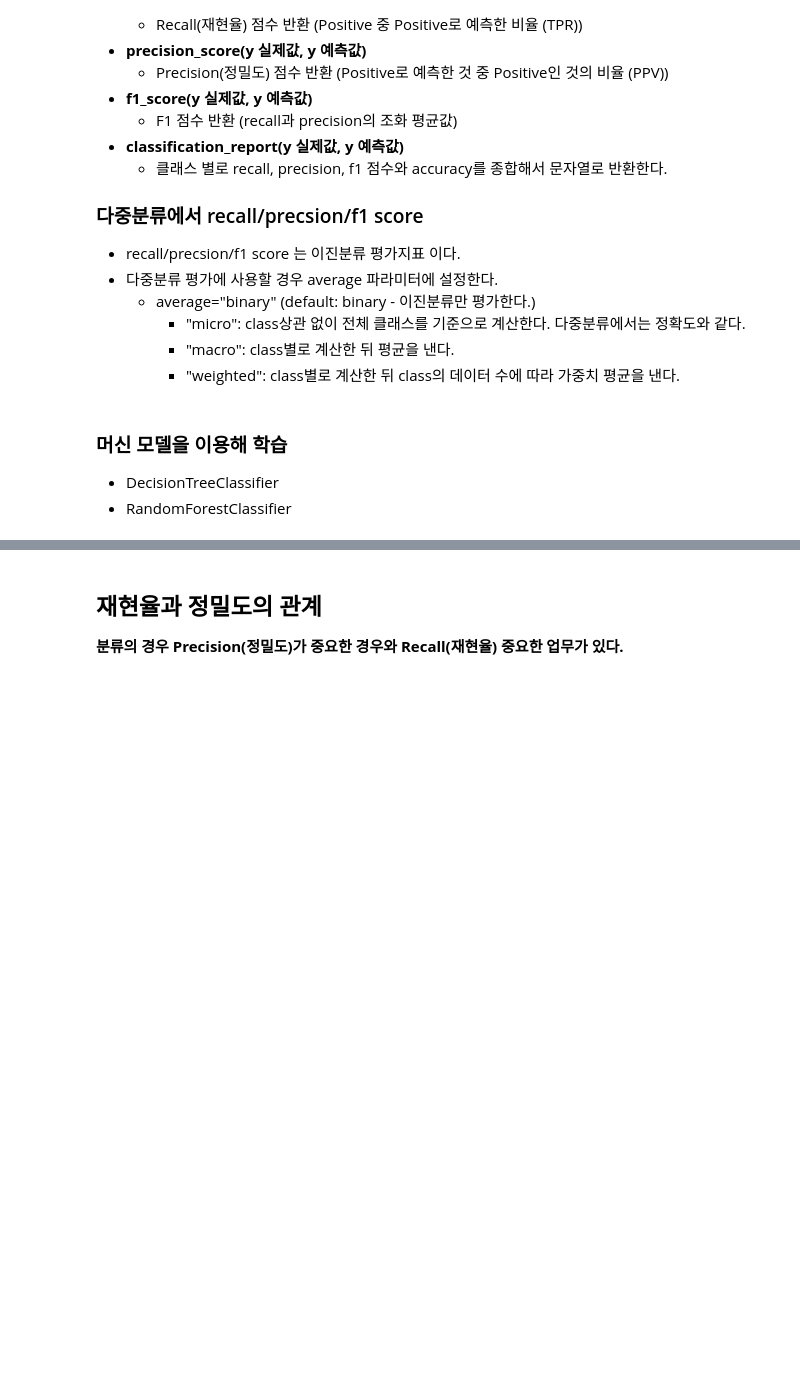
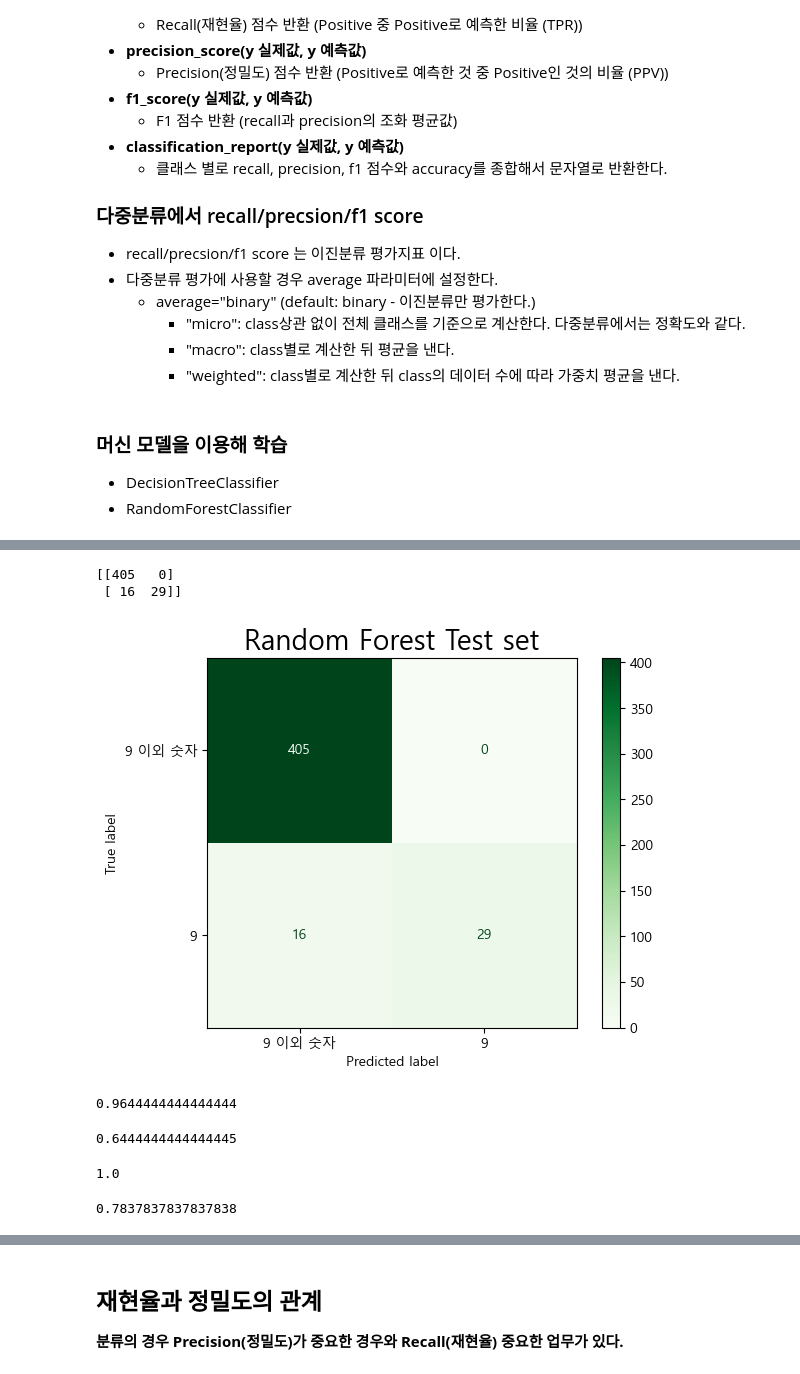
Before and after one commit to leeyonghyok/SKN31, a Jupyter notebook: 06_machin_learning/05_평가지표.ipynb, the cells around one changed output, grey strips where cells are left out. Drawn from its saved outputs; the diff is of its cells as text; code cells hidden in the pictures; blank space fills up the shorter version.

```diff
--- a/06_machin_learning/05_평가지표.ipynb
+++ b/06_machin_learning/05_평가지표.ipynb
@@ -322,10 +438,36 @@ plt.show()
+# %%
+# TODO
+## testset confusion matrix 시각화
+cm_test_rfc = confusion_matrix(y_test, pred_test_rfc)
+print(cm_test_rfc)
+
+cm_display3 = ConfusionMatrixDisplay(cm_test_rfc, display_labels=["9 이외 숫자", "9"])
+cm_display3.plot(cmap="Greens")
+plt.title("Random Forest Test set", fontsize=20)
+plt.show()
+# %% [output]
+[[405   0]
+ [ 16  29]]
+[figure, added]
 # %%
 ## 정확도 (trainset/testset)
+accuracy_score(y_test, pred_test_rfc)
+# %% [output]
+0.9644444444444444
 # %%
 ## Recall(재현율)
+recall_score(y_test, pred_test_rfc)
+# %% [output]
+0.6444444444444445
 # %%
 ## Precision(정밀도)
+precision_score(y_test, pred_test_rfc)
+# %% [output]
+1.0
 # %%
 ## F1 Score
+f1_score(y_test, pred_test_rfc)
+# %% [output]
+0.7837837837837838
 # %%
 ## Classification Report 출력
```
Also changed, not shown: parts of 65 cells of this notebook, 3 other files.
